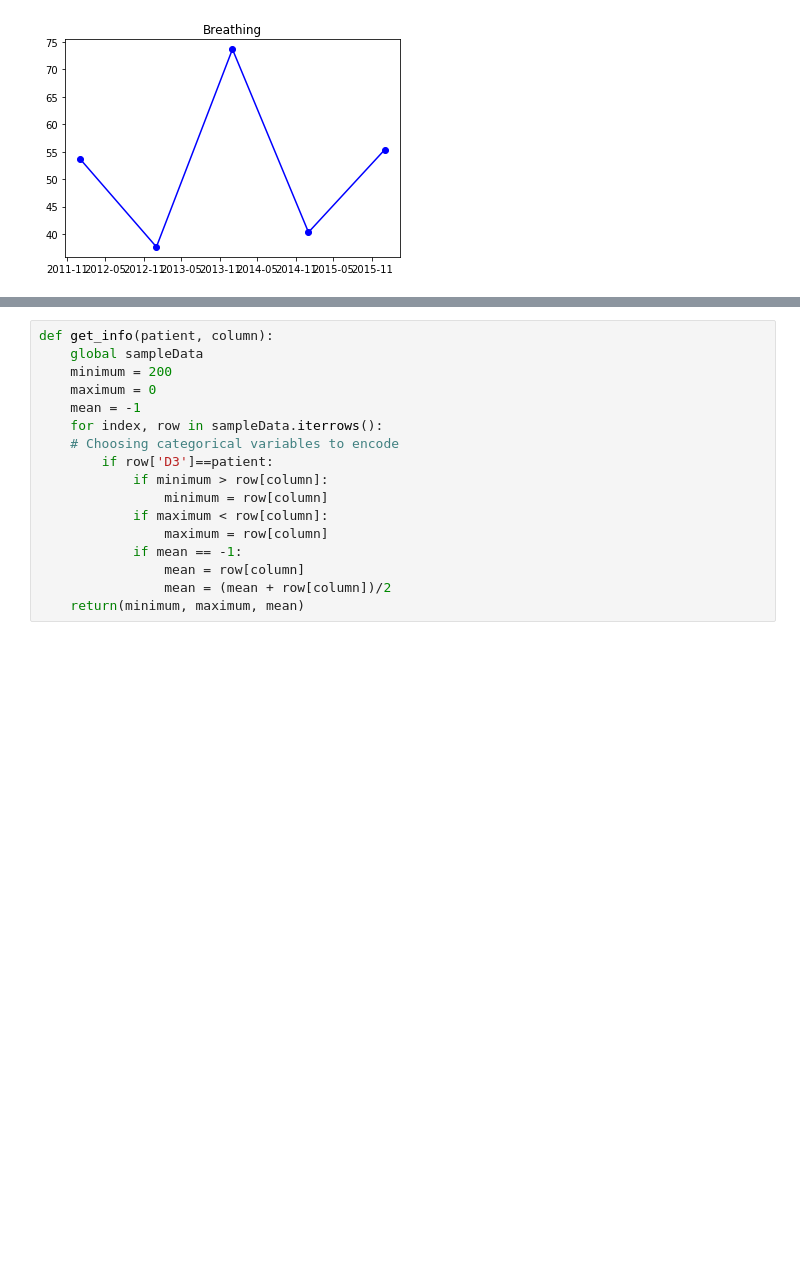
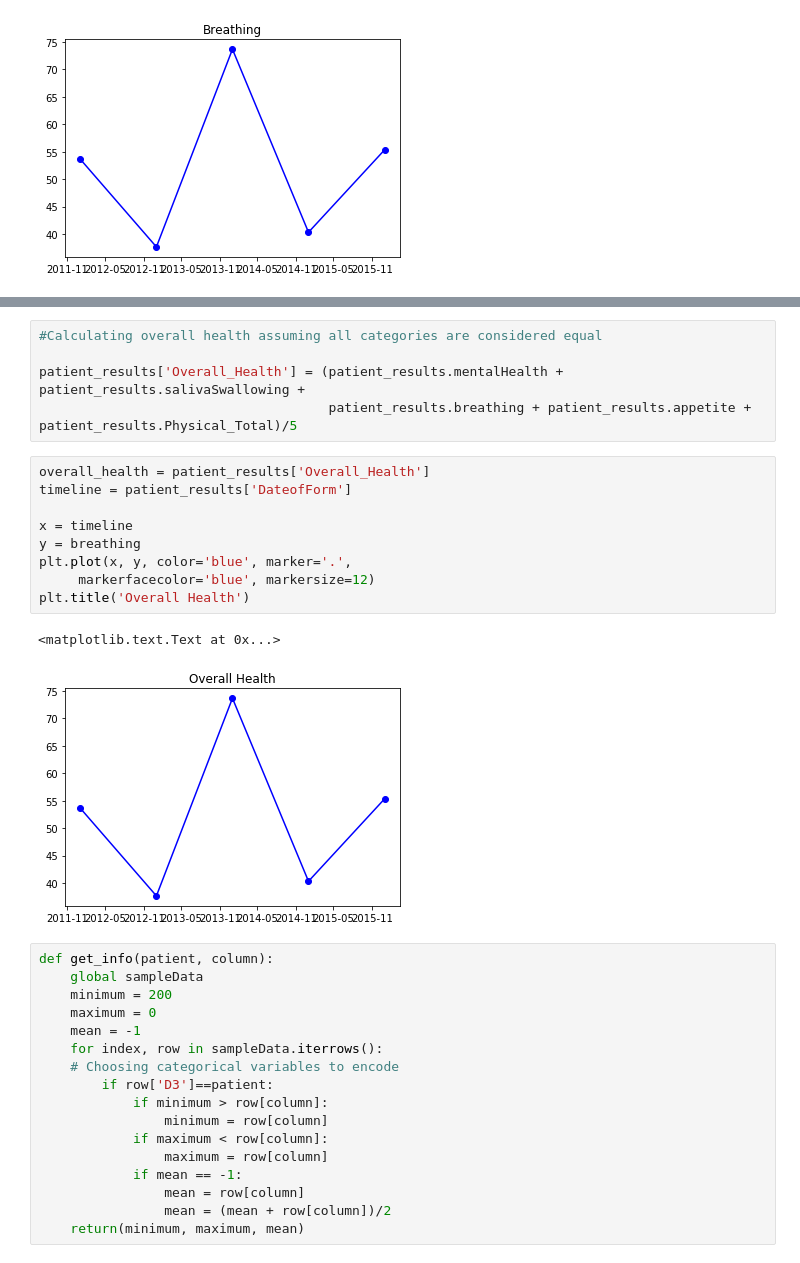
Before and after one commit to HealthHackAu2017/emnd, a Jupyter notebook: output for report results.ipynb, the cells around one changed output, grey strips where cells are left out. Drawn from its saved outputs; the diff is of its cells as text; blank space fills up the shorter version.

```diff
--- a/output for report results.ipynb
+++ b/output for report results.ipynb
@@ -275,3 +300,20 @@ plt.title('Breathing')
+# %%
+#Calculating overall health assuming all categories are considered equal
+
+patient_results['Overall_Health'] = (patient_results.mentalHealth + patient_results.salivaSwallowing +
+                                     patient_results.breathing + patient_results.appetite + patient_results.Physical_Total)/5
+# %%
+overall_health = patient_results['Overall_Health']
+timeline = patient_results['DateofForm']
+
+x = timeline
+y = breathing
+plt.plot(x, y, color='blue', marker='.',
+     markerfacecolor='blue', markersize=12)
+plt.title('Overall Health')
+# %% [output]
+<matplotlib.text.Text at 0x...>
+[figure, added]
 # %%
 def get_info(patient, column):
     global sampleData
```
Also changed, not shown: parts of 13 cells of this notebook.
